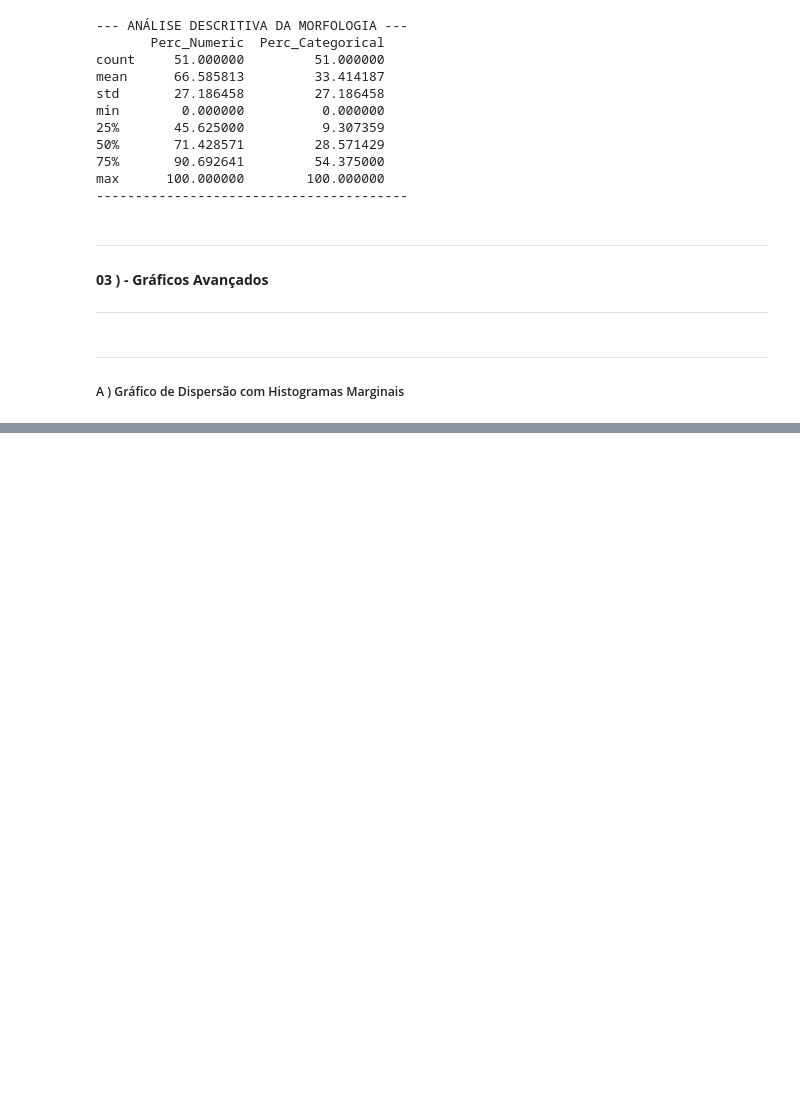
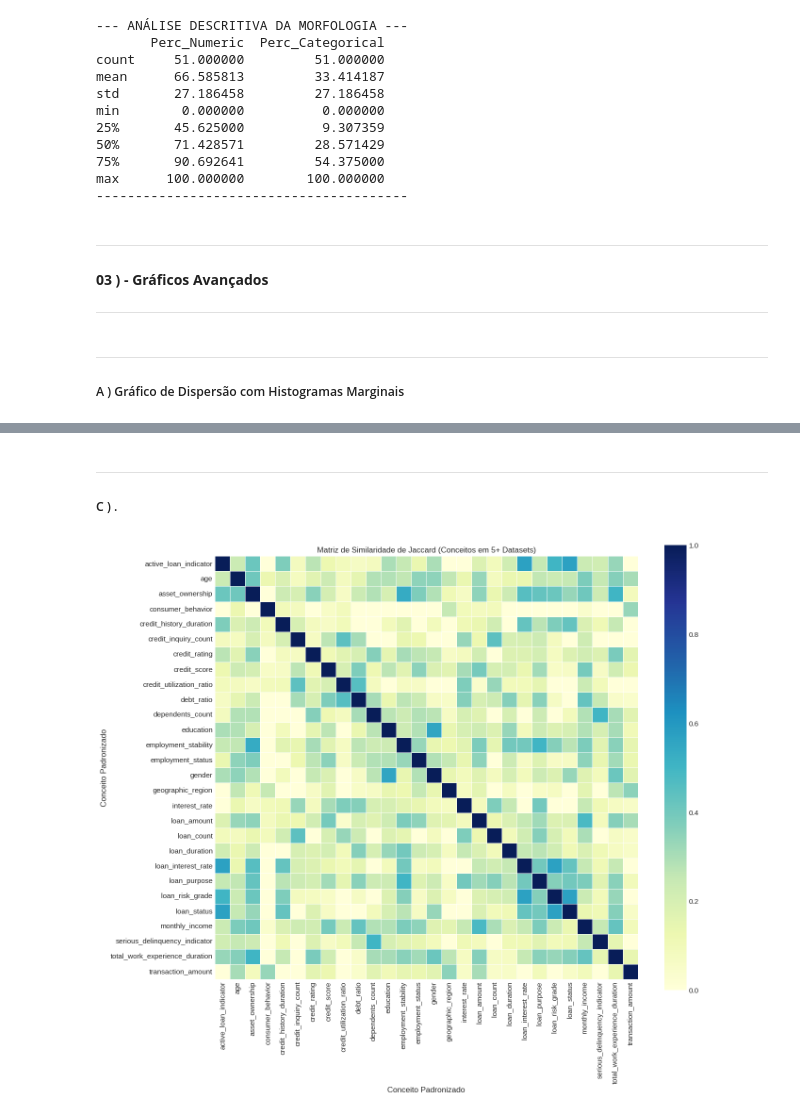
Before and after one commit to OfAndreS/Fairness, a Jupyter notebook: Notebooks/Exploratory.ipynb, the cells around one changed output, grey strips where cells are left out. Cells and saved outputs as stored; diff of their text form; code cells hidden in the pictures; blank space fills up the shorter version.

```diff
--- a/Notebooks/Exploratory.ipynb
+++ b/Notebooks/Exploratory.ipynb
@@ -518,0 +511,54 @@ plt.show()
+# %% [markdown]
+---
+
+##### C ) .
+# %%
+import pandas as pd
+import numpy as np
+import seaborn as sns
+import matplotlib.pyplot as plt
+
+# 1. Carregando os DataFrames
+
+# 2. Fazendo o cruzamento (map)
+df_merged = df_MacroTC.merge(df_MicroTC, left_on='Col', right_on='variavel_original', how='inner')
+
+# 3. Removendo duplicatas
+df_unique = df_merged[['id', 'conceito_padronizado']].drop_duplicates()
+
+# 4. Filtro de Relevância e Esparsidade
+# Exige que o conceito apareça em pelo menos 5 'ids' diferentes
+contagem = df_unique['conceito_padronizado'].value_counts()
+conceitos_validos = contagem[contagem >= 5].index
+df_filtrado = df_unique[df_unique['conceito_padronizado'].isin(conceitos_validos)]
+
+# 5. Criando a matriz binária de presença
+pivot_df = df_filtrado.assign(val=1).pivot(index='id', columns='conceito_padronizado', values='val').fillna(0)
+
+# 6. Cálculo Matemático
+# Matriz de co-ocorrência pura (produto escalar)
+co_occ = pivot_df.T.dot(pivot_df)
+
+# Similaridade de Jaccard: J(A,B) = Co-occ / (Total A + Total B - Co-occ)
+contagens_diagonais = np.diag(co_occ)
+uniao = contagens_diagonais[:, None] + contagens_diagonais[None, :] - co_occ
+matriz_jaccard = co_occ / uniao
+
+# 7. Plotando o Gráfico (Heatmap)
+plt.figure(figsize=(14, 12))
+sns.heatmap(
+    matriz_jaccard,
+    cmap='YlGnBu', # Paleta Amarelo (0) para Azul Escuro (1)
+    center=0.5,
+    annot=False,
+    square=True,
+    linewidths=.5
+)
+
+plt.title("Matriz de Similaridade de Jaccard (Conceitos em 5+ Datasets)")
+plt.xlabel("Conceito Padronizado")
+plt.ylabel("Conceito Padronizado")
+plt.tight_layout()
+plt.show()
+# %% [output]
+[figure, added]
```
Also changed, not shown: parts of 8 cells of this notebook, 6 other files.
